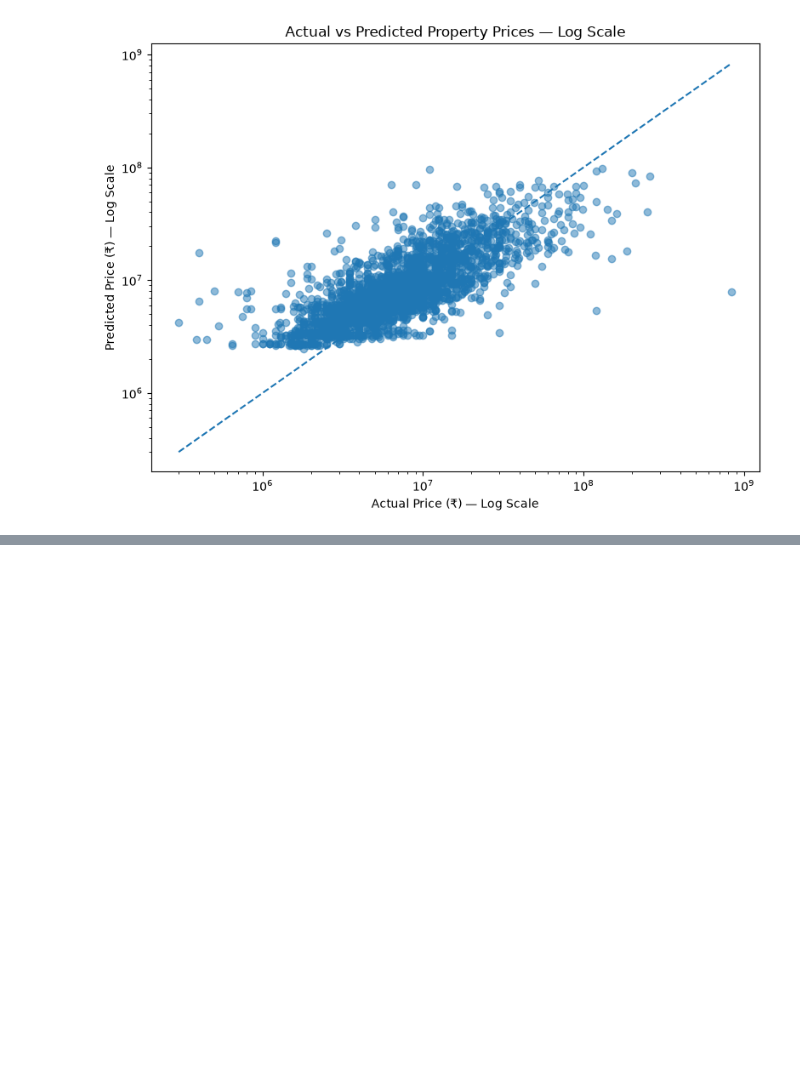
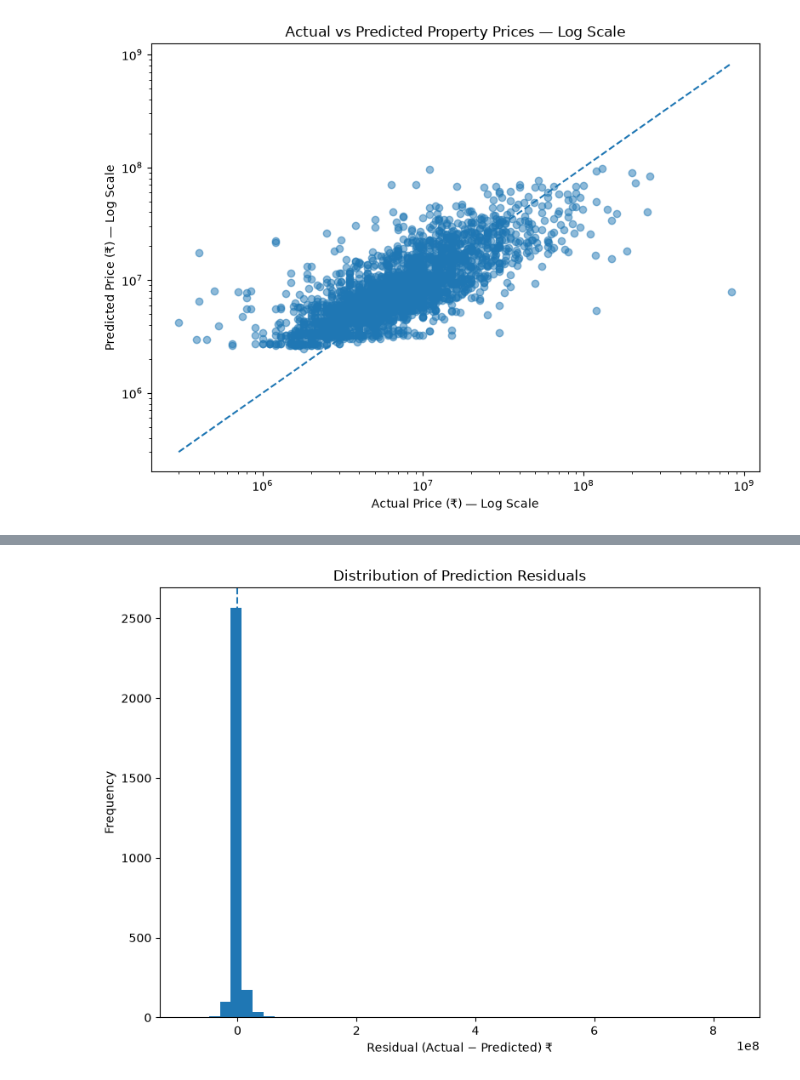
Before and after one commit to yashverma1706/Smart-India-Real-Estate-Analytics, a Jupyter notebook: notebooks/old_notebooks/06_model_evaluation.ipynb, the cells around one changed output, grey strips where cells are left out. Cells and saved outputs as stored; diff of their text form; code cells hidden in the pictures; blank space fills up the shorter version.

```diff
--- a/notebooks/06_model_evaluation.ipynb
+++ b/notebooks/old_notebooks/06_model_evaluation.ipynb
@@ -226,3 +226,9 @@ plt.tight_layout()
 plt.show()
 # %% [output]
 [figure]
+# %%
+residuals = y_test.to_numpy() - final_predictions
+
+print("Residual mean:", residuals.mean())
+print("Residual median:", np.median(residuals))
+print("Residual standard deviation:", residuals.std())
@@ -228,0 +252,21 @@ plt.show()
+# %%
+plt.figure(figsize=(8, 6))
+
+plt.hist(
+    residuals,
+    bins=50
+)
+
+plt.axvline(
+    0,
+    linestyle="--"
+)
+
+plt.xlabel("Residual (Actual − Predicted) ₹")
+plt.ylabel("Frequency")
+plt.title("Distribution of Prediction Residuals")
+
+plt.tight_layout()
+plt.show()
+# %% [output]
+[figure, added]
```
Also changed, not shown: parts of 10 cells of this notebook, 13 other files.
